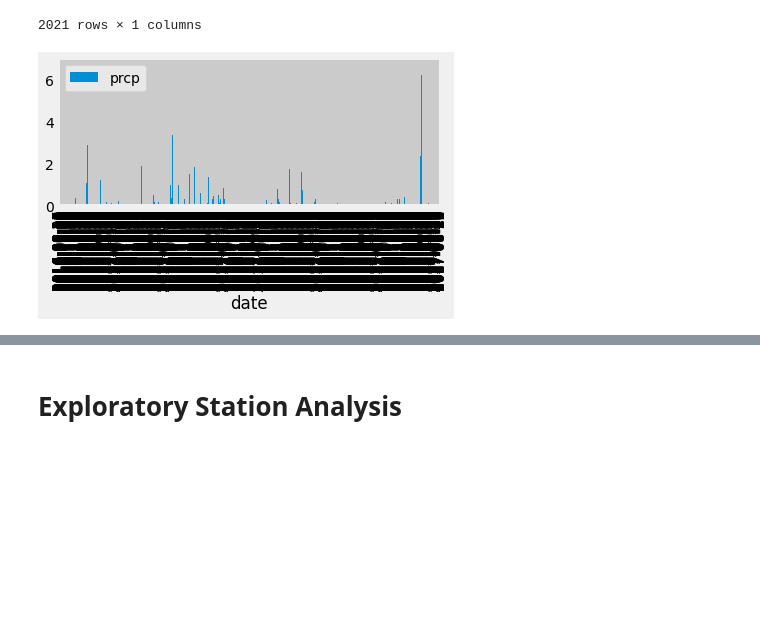
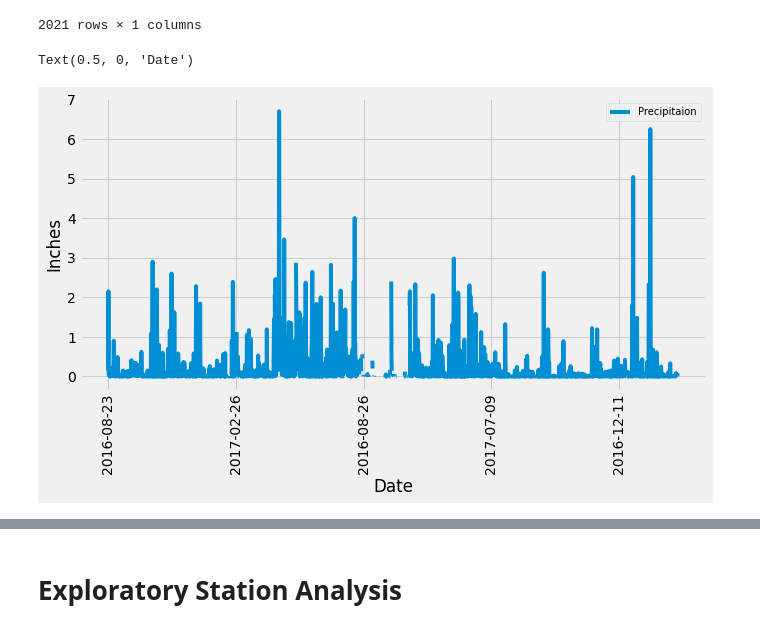
Before and after one commit to samuelroiz/Hawaii_Honu_Trip_Analysis, a Jupyter notebook: data/IPYNB/climate_starter.ipynb, the cells around one changed output, grey strips where cells are left out. Cells and saved outputs as stored; diff of their text form; code cells hidden in the pictures; blank space fills up the shorter version.

Commit message:
Fixed graph. Graph finished.

```diff
--- a/data/IPYNB/climate_starter.ipynb
+++ b/data/IPYNB/climate_starter.ipynb
@@ -355,10 +355,16 @@ date_2016_08_23_df = date_2016_08_23_df.dropna(axis=0, how='any', thresh=None, s
 # %%
 
 # Use Pandas Plotting with Matplotlib to plot the data
-date_2016_08_23_df.plot.bar()
-plt.tight_layout()
-plt.show()
+date_plot = date_2016_08_23_df.plot(rot=90, figsize = (10, 5));
+date_plot.set_ylabel("Inches")
+date_plot.set_xlabel("Percipation")
+plt.legend(['Precipitaion'], fontsize=10)
+plt.xlabel("Date")
+
+# plt.tight_layout()
+# plt.show()
 # %% [output]
+Text(0.5, 0, 'Date')
-[figure, old version]
+[figure, new version]
 # %%
 # Use Pandas to calcualte the summary statistics for the precipitation data
```
Also changed, not shown: parts of 1 cell of this notebook.
